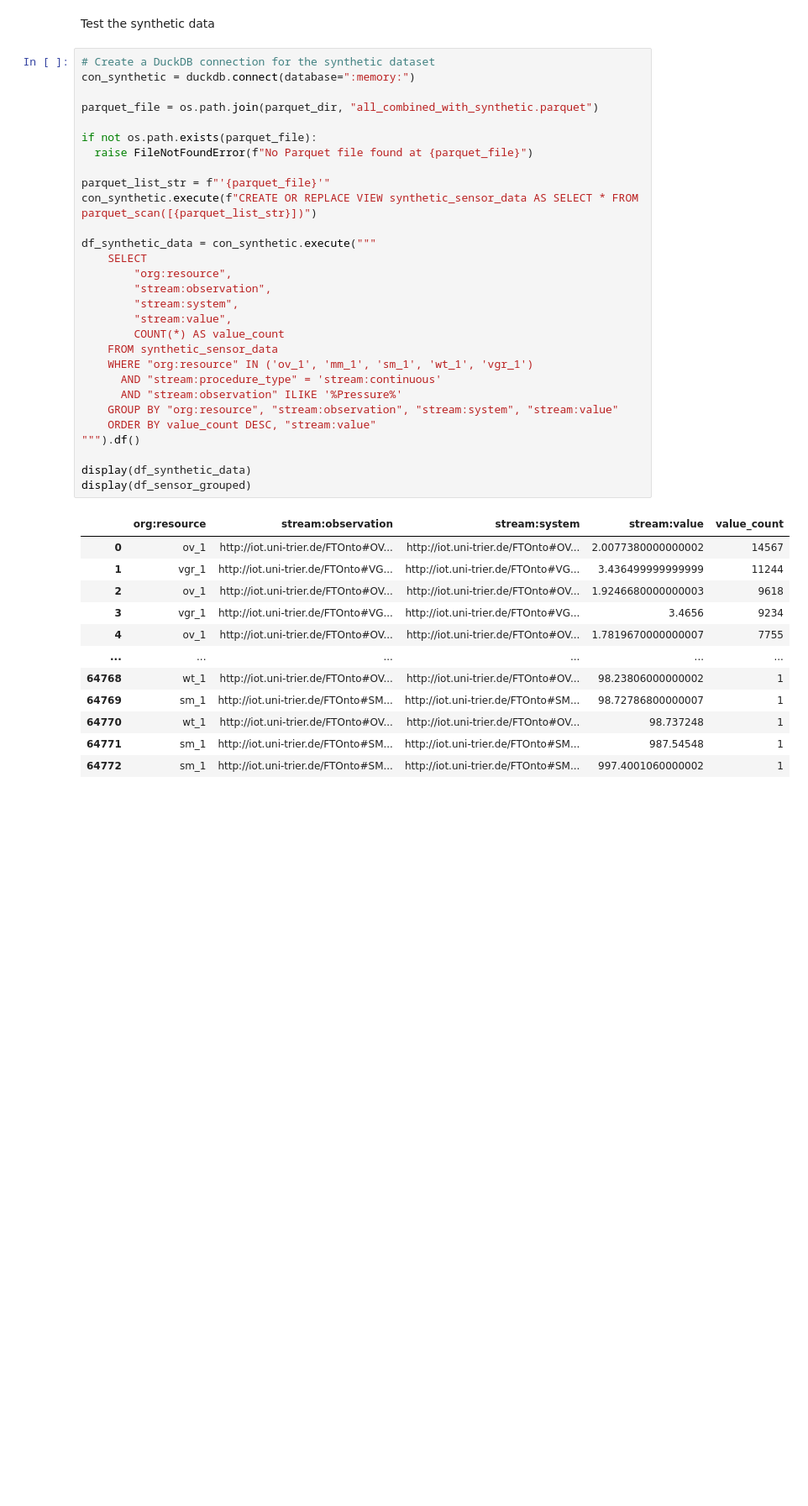
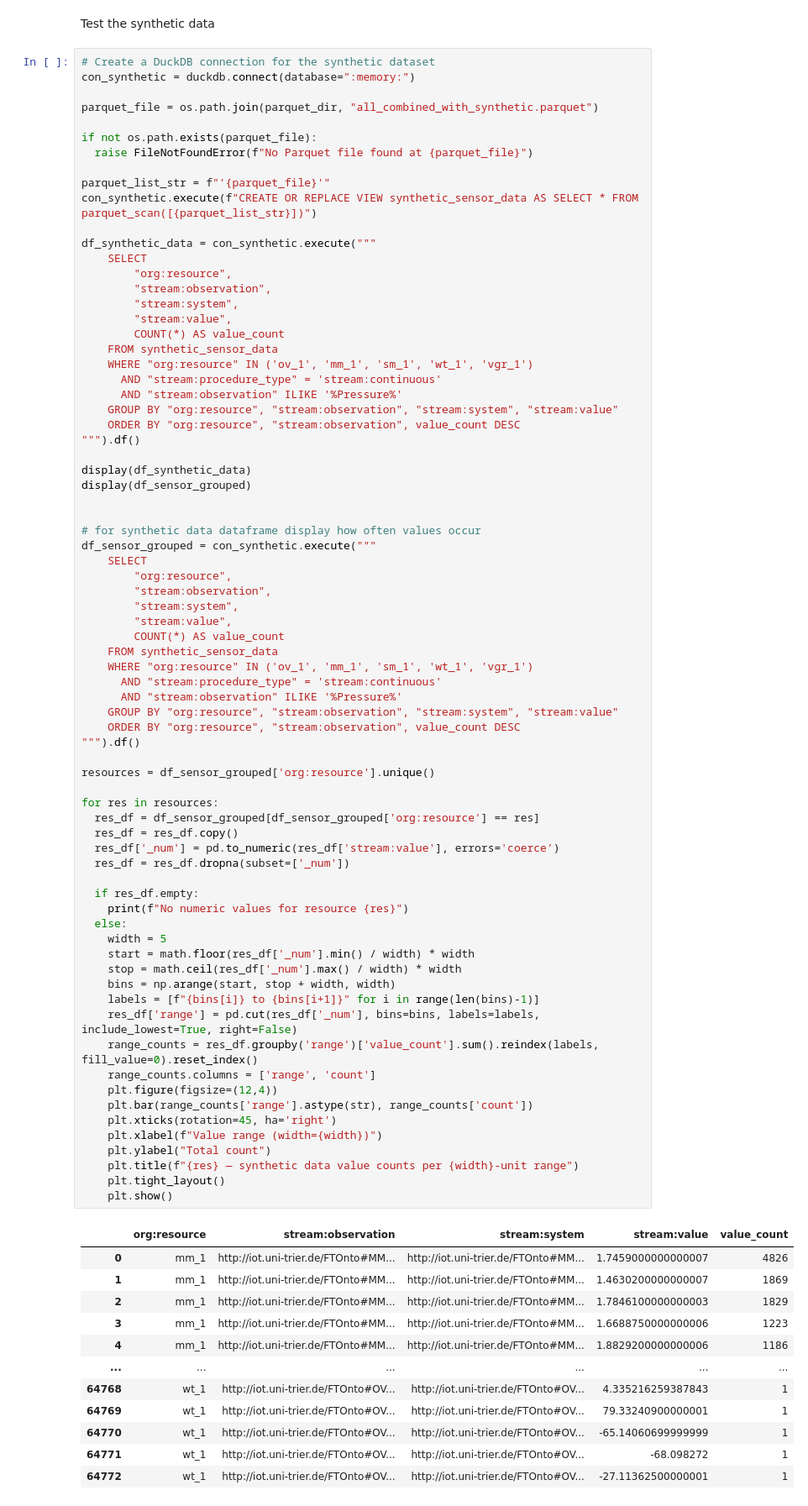
Before and after one commit to Olive305/Bachelor-thesis, a Jupyter notebook: Data/IoT enriched event log paper/document_log_content.ipynb, the cells around one changed output. Shown at 84% size. Drawn from its saved outputs; the diff is of its cells as text; blank space fills up the shorter version.

```diff
--- a/Data/IoT enriched event log paper/document_log_content.ipynb
+++ b/Data/IoT enriched event log paper/document_log_content.ipynb
@@ -757,44 +793,89 @@ Test the synthetic data
 # %%
 # Create a DuckDB connection for the synthetic dataset
 con_synthetic = duckdb.connect(database=":memory:")
 
 parquet_file = os.path.join(parquet_dir, "all_combined_with_synthetic.parquet")
 
 if not os.path.exists(parquet_file):
   raise FileNotFoundError(f"No Parquet file found at {parquet_file}")
 
 parquet_list_str = f"'{parquet_file}'"
 con_synthetic.execute(f"CREATE OR REPLACE VIEW synthetic_sensor_data AS SELECT * FROM parquet_scan([{parquet_list_str}])")
 
 df_synthetic_data = con_synthetic.execute("""
     SELECT
         "org:resource",
         "stream:observation",
         "stream:system",
         "stream:value",
         COUNT(*) AS value_count
     FROM synthetic_sensor_data
     WHERE "org:resource" IN ('ov_1', 'mm_1', 'sm_1', 'wt_1', 'vgr_1')
       AND "stream:procedure_type" = 'stream:continuous'
       AND "stream:observation" ILIKE '%Pressure%'
     GROUP BY "org:resource", "stream:observation", "stream:system", "stream:value"
-    ORDER BY value_count DESC, "stream:value"
+    ORDER BY "org:resource", "stream:observation", value_count DESC
 """).df()
 
 display(df_synthetic_data)
 display(df_sensor_grouped)
+
+
+# for synthetic data dataframe display how often values occur
+df_sensor_grouped = con_synthetic.execute("""
+    SELECT
+        "org:resource",
+        "stream:observation",
+        "stream:system",
+        "stream:value",
+        COUNT(*) AS value_count
+    FROM synthetic_sensor_data
+    WHERE "org:resource" IN ('ov_1', 'mm_1', 'sm_1', 'wt_1', 'vgr_1')
+      AND "stream:procedure_type" = 'stream:continuous'
+      AND "stream:observation" ILIKE '%Pressure%'
+    GROUP BY "org:resource", "stream:observation", "stream:system", "stream:value"
+    ORDER BY "org:resource", "stream:observation", value_count DESC
+""").df()
+
+resources = df_sensor_grouped['org:resource'].unique()
+
+for res in resources:
+  res_df = df_sensor_grouped[df_sensor_grouped['org:resource'] == res]
+  res_df = res_df.copy()
+  res_df['_num'] = pd.to_numeric(res_df['stream:value'], errors='coerce')
+  res_df = res_df.dropna(subset=['_num'])
+
+  if res_df.empty:
+    print(f"No numeric values for resource {res}")
+  else:
+    width = 5
+    start = math.floor(res_df['_num'].min() / width) * width
+    stop = math.ceil(res_df['_num'].max() / width) * width
+    bins = np.arange(start, stop + width, width)
+    labels = [f"{bins[i]} to {bins[i+1]}" for i in range(len(bins)-1)]
+    res_df['range'] = pd.cut(res_df['_num'], bins=bins, labels=labels, include_lowest=True, right=False)
+    range_counts = res_df.groupby('range')['value_count'].sum().reindex(labels, fill_value=0).reset_index()
+    range_counts.columns = ['range', 'count']
+    plt.figure(figsize=(12,4))
+    plt.bar(range_counts['range'].astype(str), range_counts['count'])
+    plt.xticks(rotation=45, ha='right')
+    plt.xlabel(f"Value range (width={width})")
+    plt.ylabel("Total count")
+    plt.title(f"{res} — synthetic data value counts per {width}-unit range")
+    plt.tight_layout()
+    plt.show()
 # %% [output]
 |  | org:resource | stream:observation | stream:system | stream:value | value_count |
-| 0 | ov_1 | http://iot.uni-trier.de/FTOnto#OV... | http://iot.uni-trier.de/FTOnto#OV... | 2.0077380000000002 | 14567 |
-| 1 | vgr_1 | http://iot.uni-trier.de/FTOnto#VG... | http://iot.uni-trier.de/FTOnto#VG... | 3.436499999999999 | 11244 |
-| 2 | ov_1 | http://iot.uni-trier.de/FTOnto#OV... | http://iot.uni-trier.de/FTOnto#OV... | 1.9246680000000003 | 9618 |
-| 3 | vgr_1 | http://iot.uni-trier.de/FTOnto#VG... | http://iot.uni-trier.de/FTOnto#VG... | 3.4656 | 9234 |
-| 4 | ov_1 | http://iot.uni-trier.de/FTOnto#OV... | http://iot.uni-trier.de/FTOnto#OV... | 1.7819670000000007 | 7755 |
+| 0 | mm_1 | http://iot.uni-trier.de/FTOnto#MM... | http://iot.uni-trier.de/FTOnto#MM... | 1.7459000000000007 | 4826 |
+| 1 | mm_1 | http://iot.uni-trier.de/FTOnto#MM... | http://iot.uni-trier.de/FTOnto#MM... | 1.4630200000000007 | 1869 |
+| 2 | mm_1 | http://iot.uni-trier.de/FTOnto#MM... | http://iot.uni-trier.de/FTOnto#MM... | 1.7846100000000003 | 1829 |
+| 3 | mm_1 | http://iot.uni-trier.de/FTOnto#MM... | http://iot.uni-trier.de/FTOnto#MM... | 1.6688750000000006 | 1223 |
+| 4 | mm_1 | http://iot.uni-trier.de/FTOnto#MM... | http://iot.uni-trier.de/FTOnto#MM... | 1.8829200000000006 | 1186 |
 | ... | ... | ... | ... | ... | ... |
-| 64768 | wt_1 | http://iot.uni-trier.de/FTOnto#OV... | http://iot.uni-trier.de/FTOnto#OV... | 98.23806000000002 | 1 |
-| 64769 | sm_1 | http://iot.uni-trier.de/FTOnto#SM... | http://iot.uni-trier.de/FTOnto#SM... | 98.72786800000007 | 1 |
-| 64770 | wt_1 | http://iot.uni-trier.de/FTOnto#OV... | http://iot.uni-trier.de/FTOnto#OV... | 98.737248 | 1 |
-| 64771 | sm_1 | http://iot.uni-trier.de/FTOnto#SM... | http://iot.uni-trier.de/FTOnto#SM... | 987.54548 | 1 |
-| 64772 | sm_1 | http://iot.uni-trier.de/FTOnto#SM... | http://iot.uni-trier.de/FTOnto#SM... | 997.4001060000002 | 1 |
+| 64768 | wt_1 | http://iot.uni-trier.de/FTOnto#OV... | http://iot.uni-trier.de/FTOnto#OV... | 4.335216259387843 | 1 |
+| 64769 | wt_1 | http://iot.uni-trier.de/FTOnto#OV... | http://iot.uni-trier.de/FTOnto#OV... | 79.33240900000001 | 1 |
+| 64770 | wt_1 | http://iot.uni-trier.de/FTOnto#OV... | http://iot.uni-trier.de/FTOnto#OV... | -65.14060699999999 | 1 |
+| 64771 | wt_1 | http://iot.uni-trier.de/FTOnto#OV... | http://iot.uni-trier.de/FTOnto#OV... | -68.098272 | 1 |
+| 64772 | wt_1 | http://iot.uni-trier.de/FTOnto#OV... | http://iot.uni-trier.de/FTOnto#OV... | -27.11362500000001 | 1 |
 64773 rows × 5 columns
 |  | org:resource | stream:observation | stream:system | stream:value | value_count |
```
Also changed, not shown: parts of 9 cells of this notebook, 4 other files.
